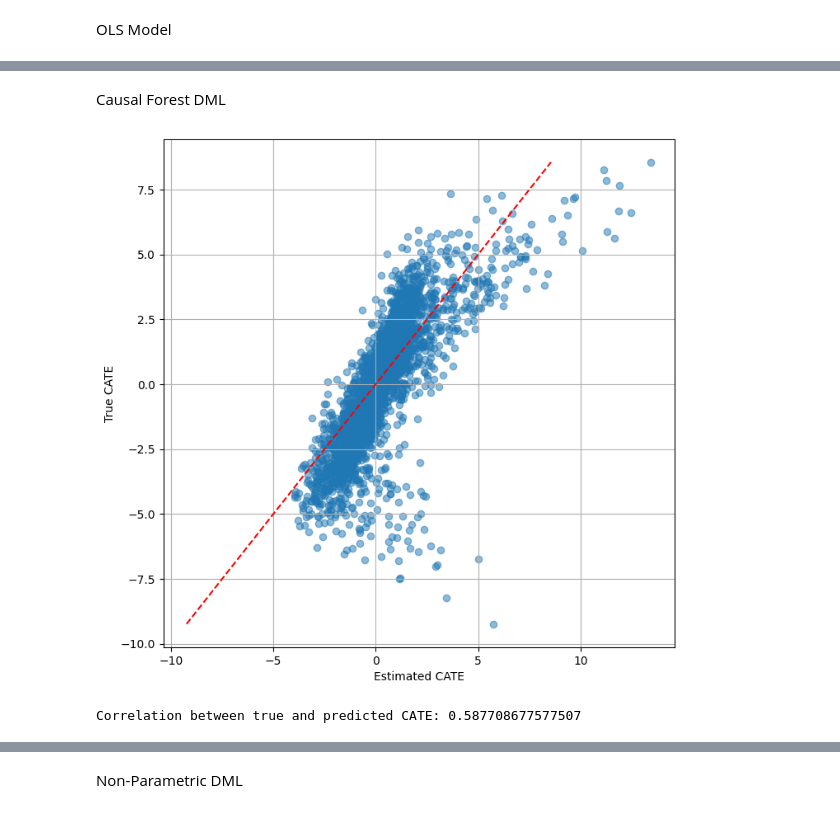
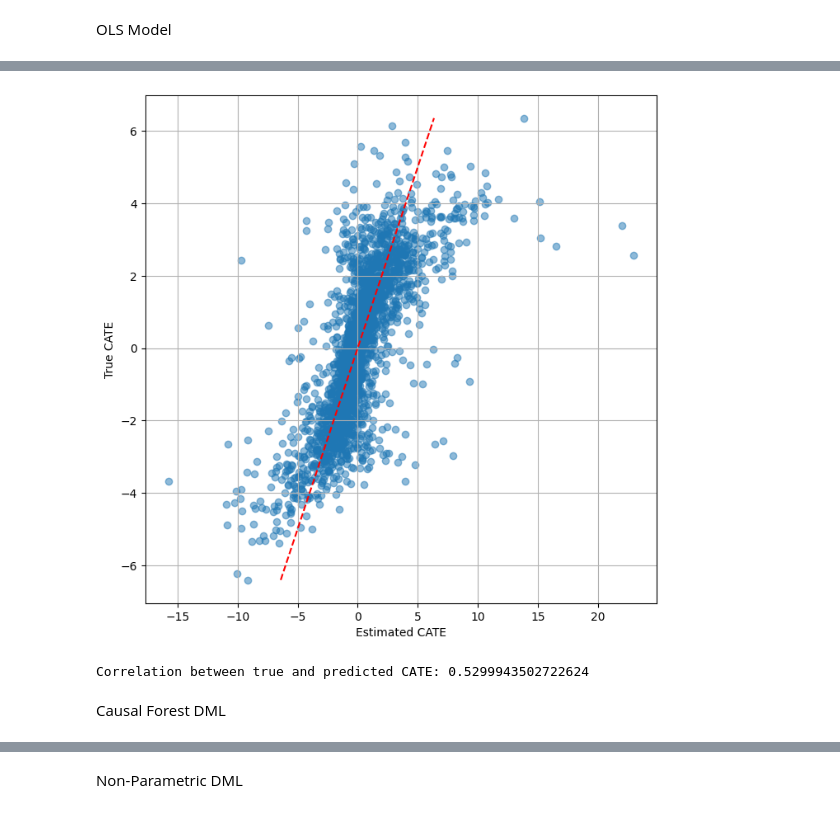
Before and after one commit to Jackbonkins/Heter_effects, a Jupyter notebook: Analysis.ipynb, the cells around one changed output, grey strips where cells are left out. Cells and saved outputs as stored; diff of their text form; code cells hidden in the pictures.

```diff
--- a/Analysis.ipynb
+++ b/Analysis.ipynb
@@ -73,6 +77,3 @@ for p in [20, 50, 70, 100]:
 
         sim_dict[key]= value
         i += 1
-# %%
-for key in sim_dict.keys():
-    print(key)
@@ -97,2 +80,19 @@ train_df_4, test_df_4, X_train_4, Y_train_4, T_train_4, X_test_4, T_test_4, y_te
+# %%
+#Split df into train and test data
+
+splits_dict = {}
+
+for key, value in sim_dict.items():
+
+    train_df, test_df, X_train, Y_train, T_train, X_test, T_test, y_test, true_cate_test = get_split(value)
+
+    temp_dict = {'train_df': train_df, 'test_df': test_df,
+                   'X_train': X_train, 'Y_train': Y_train,
+                   'T_train': T_train, 'X_test': X_test,
+                   'T_test': T_test, 'y_test': y_test,
+                   'true_cate_test': true_cate_test}
+
+
+    splits_dict[key] = temp_dict
 # %%
 #Visualize Treatment Effects for ordered observations
@@ -147,25 +156,42 @@ OLS Model
+# %%
+def TLearner_estimator(Y_train, T_train, X_train, X_test, true_cate_test):
+
+    est_t = TLearner(models=RandomForestRegressor())
+    est_t.fit(Y=Y_train, T=T_train, X=X_train)
+    estimated_cate_t = est_t.effect(X_test)
+    T_MSE = mean_squared_error(true_cate_test, estimated_cate_t)
+
+    return estimated_cate_t, T_MSE
+
+estimated_cate_t, T_MSE = TLearner_estimator(splits_dict['Simulation_10_5000']['Y_train'], splits_dict['Simulation_10_5000']['T_train'],
+                                             splits_dict['Simulation_10_5000']['X_train'], splits_dict['Simulation_10_5000']['X_test'],
+                                             splits_dict['Simulation_10_5000']['true_cate_test'])
+# %%
+plot_predict_cate_corr(estimated_cate_t, splits_dict['Simulation_10_5000']['true_cate_test'])
+# %% [output]
+[figure, added]
+Correlation between true and predicted CATE: 0.5299943502722624
 # %% [markdown]
 Causal Forest DML
 # %%
-
-
-#define model_t to reflect known treatment probabilities
-model_t = DummyClassifier()
+def CF_DML(Y_train, T_train, X_train, y_test, X_test, T_test):
 
 #Estimate the causal forest model
-est_cfdml = CausalForestDML(model_y='auto',
-                      model_t=model_t,
-                      discrete_treatment=True,
-                      cv=5,
-                      n_estimators=1000,
-                      #featurizer=PolynomialFeatures(degree=2),
-                      random_state=42,
-                      criterion='mse',
-                      honest=True)
+    est_cfdml = CausalForestDML(model_y='auto',
+                        model_t=DummyClassifier(),
+                        discrete_treatment=True,
+                        cv=5,
+                        n_estimators=1000,
+                        random_state=42,
+                        criterion='mse',
+                        honest=True)
 
-est_cfdml.fit(Y=Y_train_1, T=T_train_1, X=X_train_1, W=None, cache_values=True)
-estimated_cate = est_cfdml.effect(X_test_1)
-plot_predict_cate_corr(estimated_cate, true_cate_test_1)
+    est_cfdml.fit(Y=Y_train, T=T_train, X=X_train, W=None, cache_values=True)
+    estimated_cate = est_cfdml.effect(X_test)
+    mse = est_cfdml.score(Y=y_test, X=X_test, T=T_test, W=None)
+
+    return estimated_cate, mse
+
+estimated_cate_dml, cf_dml_MSE = CF_DML(splits_dict['Simulation_10_5000']['Y_train'], splits_dict['Simulation_10_5000']['T_train'],
+                                       splits_dict['Simulation_10_5000']['X_train'], splits_dict['Simulation_10_5000']['y_test'],
+                                       splits_dict['Simulation_10_5000']['X_test'], splits_dict['Simulation_10_5000']['T_test'])
-# %% [output]
-[figure, removed]
-Correlation between true and predicted CATE: 0.587708677577507
```
Also changed, not shown: parts of 15 cells of this notebook.
